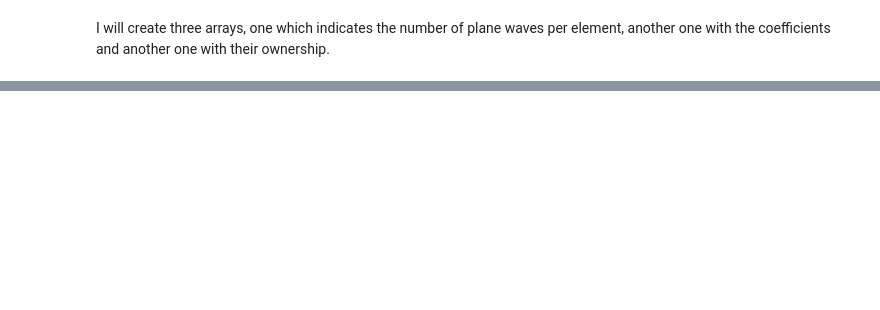
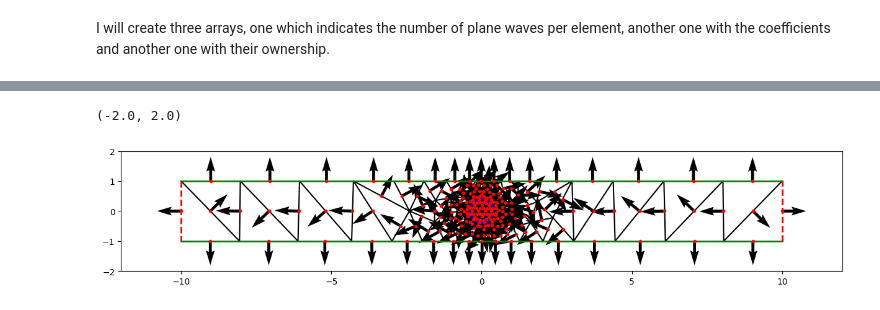
Before and after one commit to MPenaR/UWVFTrefftz, a Jupyter notebook: src/test_trefft.ipynb, the cells around one changed output, grey strips where cells are left out. Saved outputs shown, nothing was run; the diff lists cells and outputs as text; code cells hidden in the pictures; blank space fills up the shorter version.

```diff
--- a/src/test_trefft.ipynb
+++ b/src/test_trefft.ipynb
@@ -122,0 +246,33 @@ ax.set_ylim([-H,H])
+# %%
+Vertices = np.array([ list(v.point) for v in Omega.vertices])
+Edges = np.array([ [e.vertices[0].nr, e.vertices[1].nr]  for e in Omega.edges])
+MidPoints = np.array([ (Vertices[e[0]] + Vertices[e[1]])/2 for e in Edges] )
+Triangles = list(Omega.facets)
+
+def getNormal(p,q):
+    px, py = p
+    qx, qy = q
+    tx, ty = q - p
+
+    if py == qy == H:
+        return [ 0.,  1.]
+    if py == qy == -H:
+        return [ 0., -1]
+    if px == qx == R:
+        return [ 1., 0.]
+    if py == qy == -R:
+        return [ -1., 0.]
+
+    N = [ -ty, tx] / np.sqrt(tx**2 + ty**2)
+    return N
+
+Normals = np.array( [ getNormal(Vertices[e[0]],Vertices[e[1]]) for e in Edges])
+# %%
+plot_mesh(Omega)
+plt.plot(MidPoints[:,0],MidPoints[:,1],'.r')
+plt.quiver(MidPoints[:,0],MidPoints[:,1],Normals[:,0],Normals[:,1], scale=30)
+plt.xlim([-12,12])
+plt.ylim([-2,2])
+# %% [output]
+(-2.0, 2.0)
+[figure, added]
```
Also changed, not shown: parts of 18 cells of this notebook.
